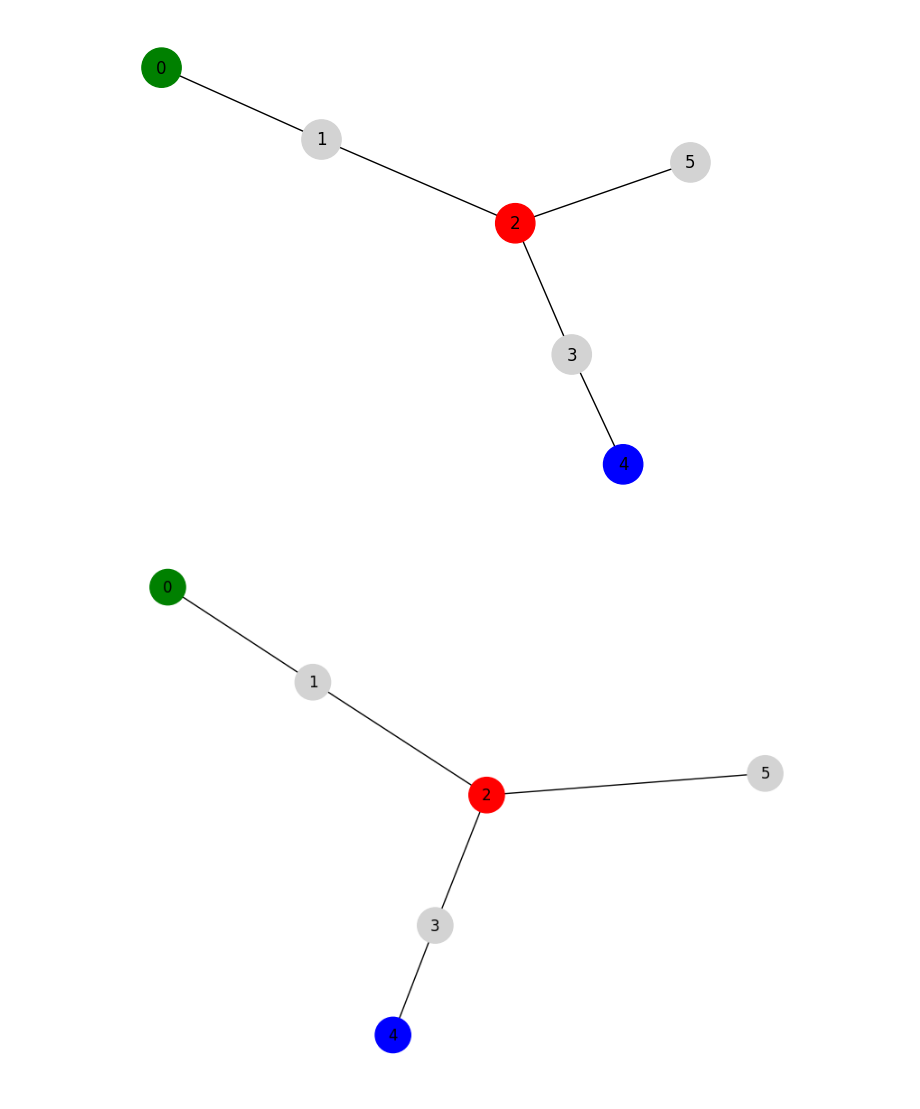
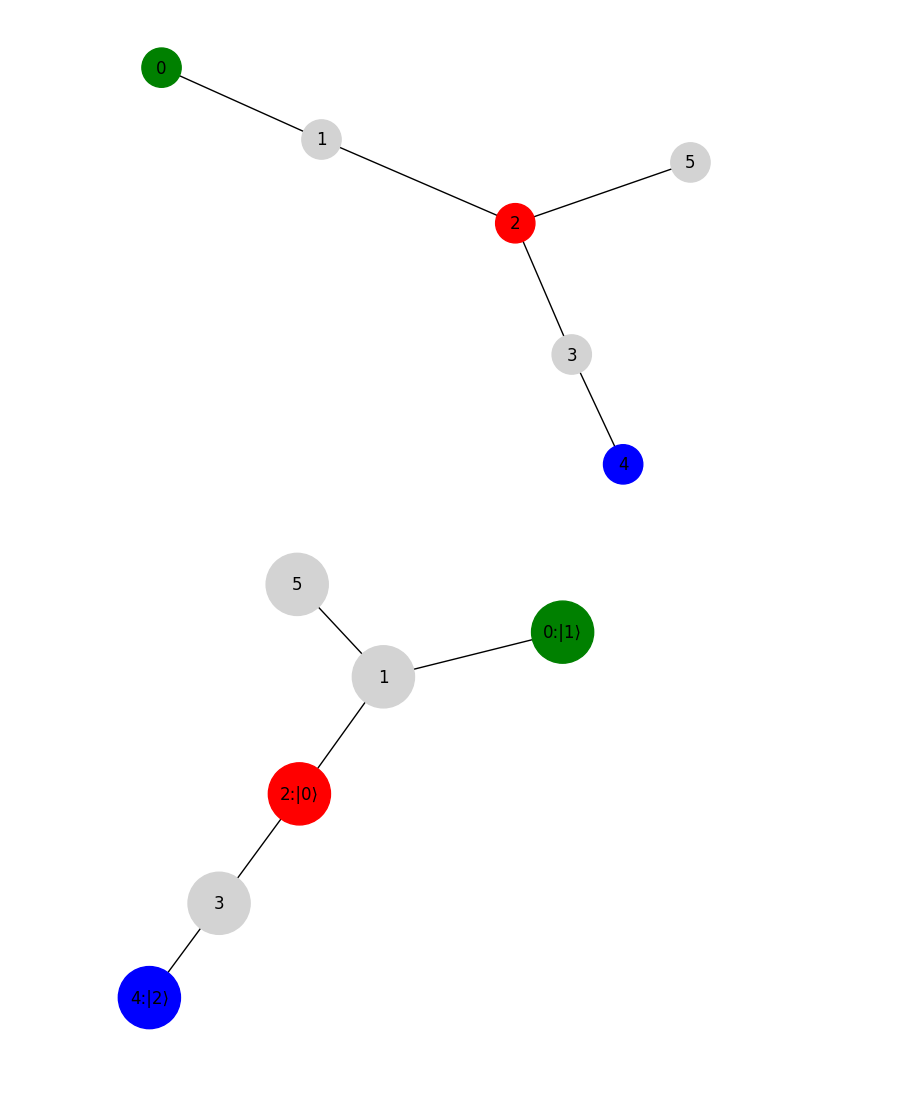
Before and after one commit to TheBarzani/vcgc, a Jupyter notebook: graph_gen.ipynb, the cells around one changed output. Saved outputs shown, nothing was run; the diff lists cells and outputs as text; code cells hidden in the pictures; blank space fills up the shorter version.

```diff
--- a/graph_gen.ipynb
+++ b/graph_gen.ipynb
@@ -85,40 +85,51 @@ def create_colored_graph(num_vertices, edges, colored_nodes, num_colors) -> nx.G
 
     return G
 
-def draw_colored_graph(G, figsize=(8, 6), node_size=800):
+def draw_colored_graph(G, figsize=(5, 5), node_size=2000):
     """
     Draw a graph with nodes colored according to their color attribute.
+    Node labels will display both node number and color index in bra-ket notation.
 
     Parameters:
     -----------
     G : networkx.Graph
         The graph to draw (should have 'color' attributes on nodes)
     figsize : tuple, optional
         Figure size as (width, height) in inches
     node_size : int, optional
         Size of the nodes in the visualization
     """
     # Extract node colors for drawing
     node_colors = [G.nodes[node]['color'] for node in G.nodes()]
 
-    # Draw the graph with node colors
+    # Create custom labels in the format "node:|color⟩"
+    custom_labels = {}
+    for node in G.nodes():
+        # Get the color index, default to 'x' if not found or -1
+        color_idx = G.nodes[node].get('color_idx', -1)
+        if color_idx == -1:
+            label = f"{node}"
+        else:
+            label = f"{node}:|{color_idx}⟩"
+        custom_labels[node] = label
+
+    # Draw the graph with node colors and custom labels
     plt.figure(figsize=figsize)
-    nx.draw(G, with_labels=True, node_color=node_colors, node_size=node_size)
-    plt.tight_layout()
+    nx.draw(G, labels=custom_labels, node_color=node_colors, node_size=node_size)
 
 # Example usage:
 v = 6  # Number of vertices
-E = [(0,1), (1,2), (2,3), (3,4), (2,5)]  # Edges
+E = [(0,1), (1,2), (2,3), (3,4), (1,5)]  # Edges
 C = {"0": "1", "2":"0", "4":"2"}  # Colored nodes
 n = 3  # Number of colors
 
 # Generate the graph
 G = create_colored_graph(v, E, C, n)
 
 # Draw the graph
 draw_colored_graph(G)
 # %% [output]
-[figure, old version]
+[figure, new version]
 # %%
 # Example usage:
 v = 6  # Number of vertices
```
Also changed, not shown: parts of 2 cells of this notebook.
